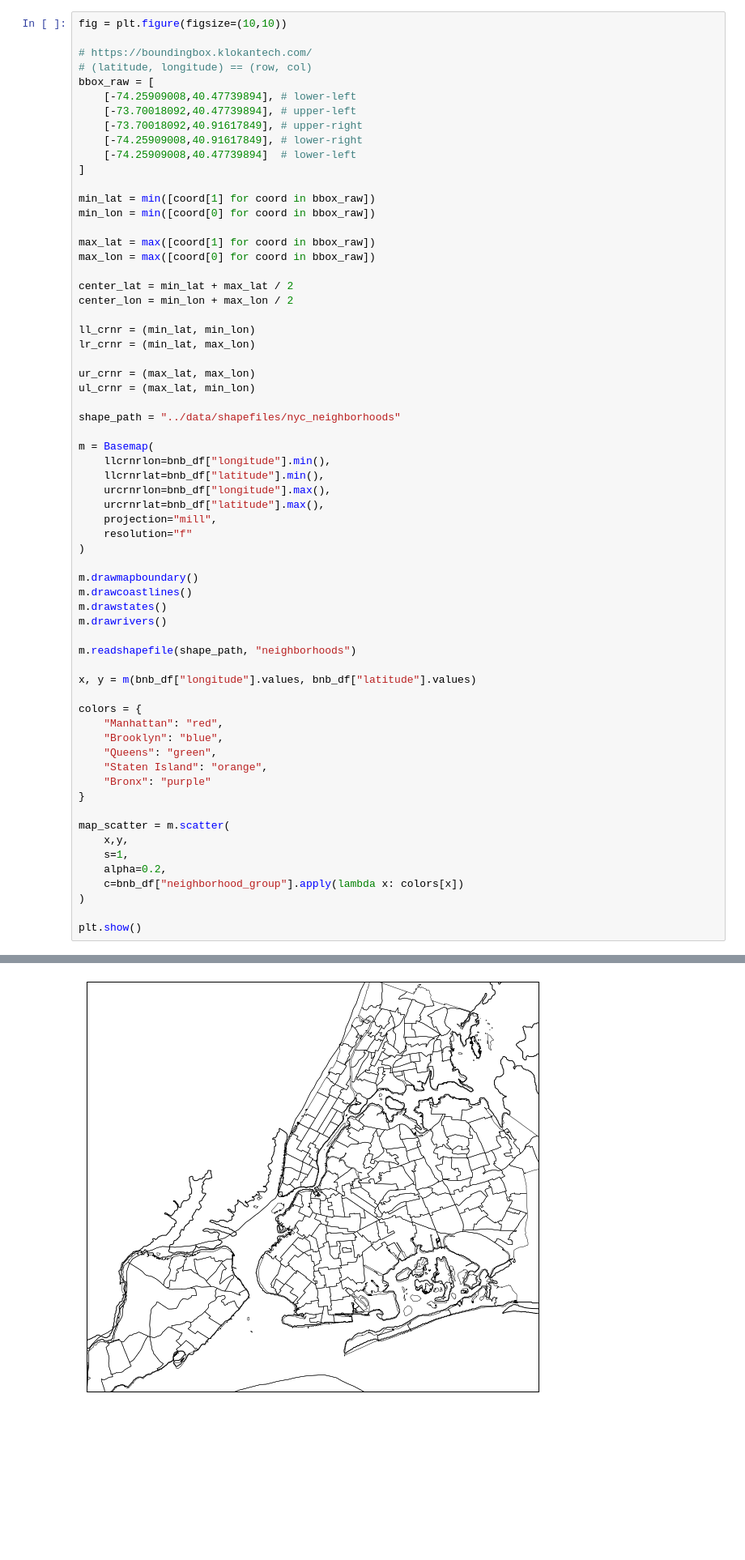
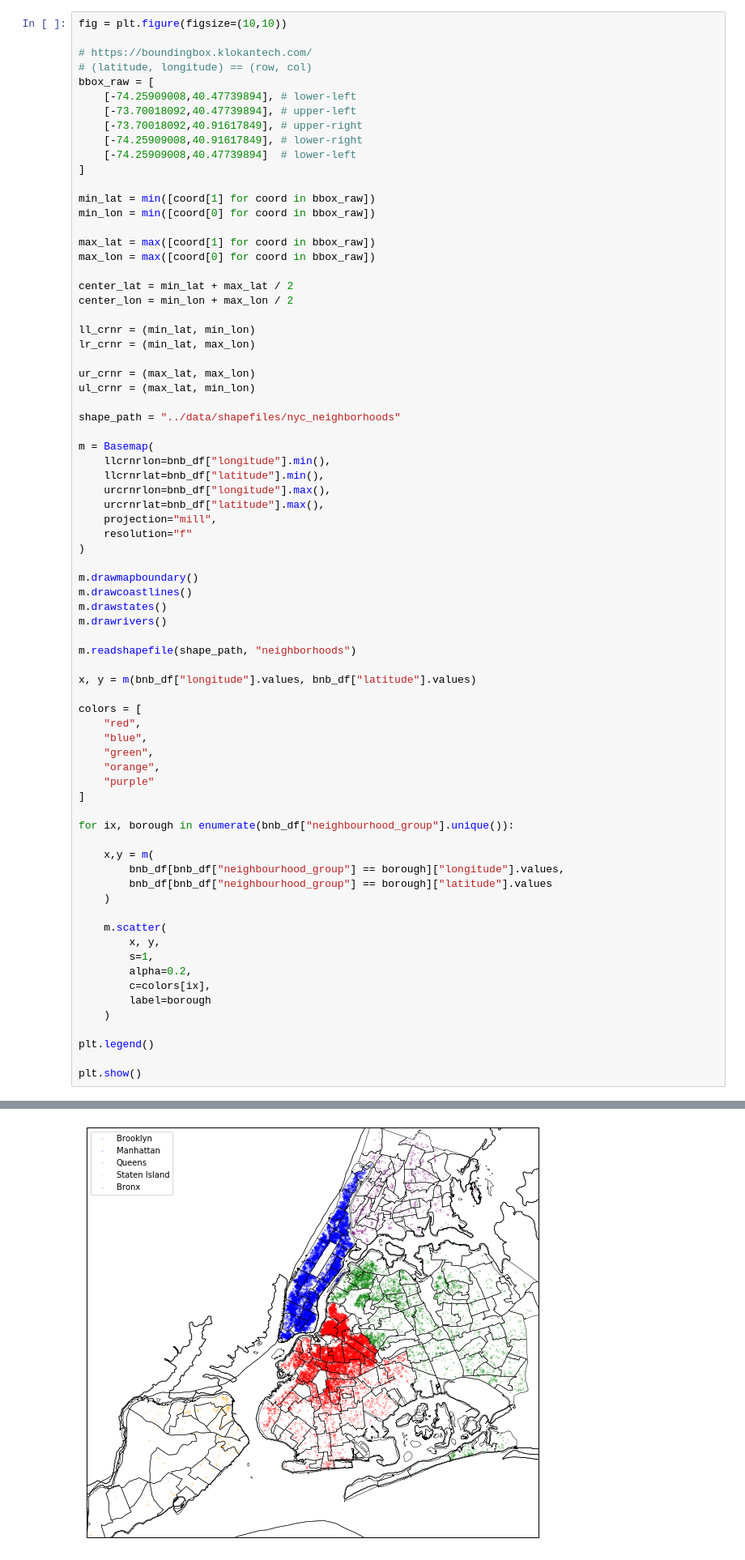
Before and after one commit to mickey-is-codin/airbnb, a Jupyter notebook: notebooks/mapping.ipynb, the cells around one changed output, grey strips where cells are left out. Shown: that part at 81% size. Saved outputs shown, nothing was run; the diff lists cells and outputs as text; blank space fills up the shorter version.

```diff
--- a/notebooks/mapping.ipynb
+++ b/notebooks/mapping.ipynb
@@ -202,20 +202,30 @@ m.readshapefile(shape_path, "neighborhoods")
 
 x, y = m(bnb_df["longitude"].values, bnb_df["latitude"].values)
 
-colors = {
-    "Manhattan": "red",
-    "Brooklyn": "blue",
-    "Queens": "green",
-    "Staten Island": "orange",
-    "Bronx": "purple"
-}
+colors = [
+    "red",
+    "blue",
+    "green",
+    "orange",
+    "purple"
+]
 
-map_scatter = m.scatter(
-    x,y,
-    s=1,
-    alpha=0.2,
-    c=bnb_df["neighborhood_group"].apply(lambda x: colors[x])
-)
+for ix, borough in enumerate(bnb_df["neighbourhood_group"].unique()):
+
+    x,y = m(
+        bnb_df[bnb_df["neighbourhood_group"] == borough]["longitude"].values,
+        bnb_df[bnb_df["neighbourhood_group"] == borough]["latitude"].values
+    )
+
+    m.scatter(
+        x, y,
+        s=1,
+        alpha=0.2,
+        c=colors[ix],
+        label=borough
+    )
+
+plt.legend()
 
 plt.show()
 # %% [output]
@@ -226 +232 @@ ValueError: 'c' argument must be a mpl color, a sequence of mpl colors or a sequ
-[figure, old version]
+[figure, new version]
```
Also changed, not shown: parts of 1 cell of this notebook, 1 other file.
